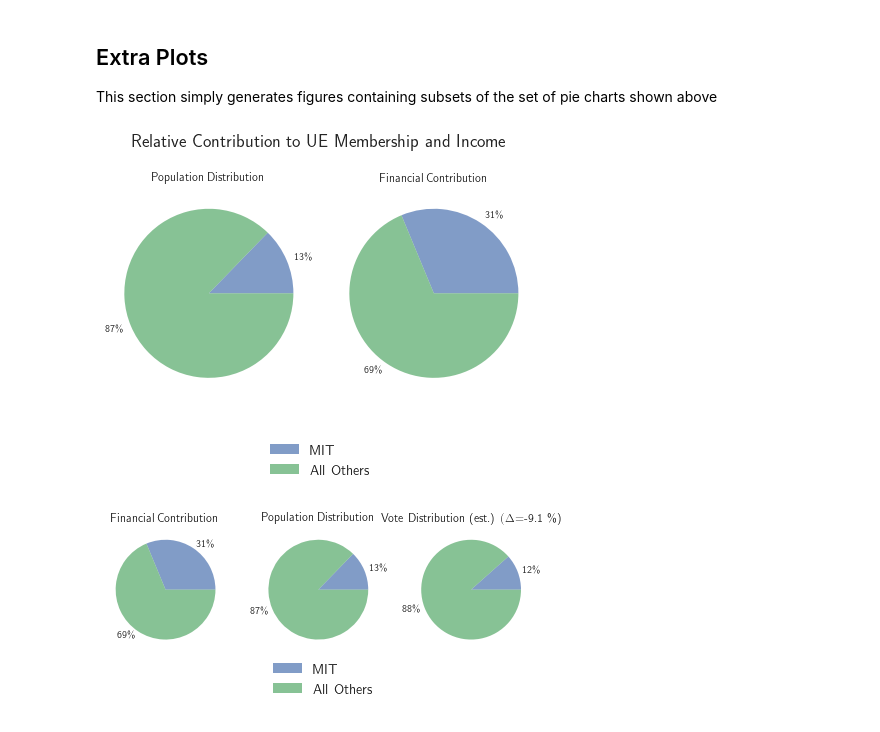
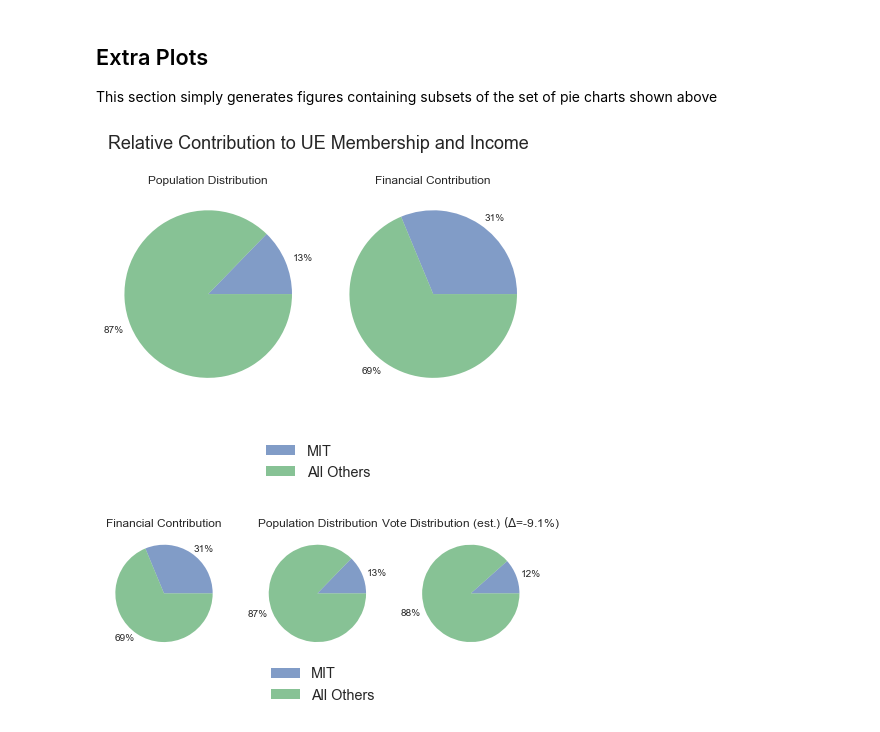
Before and after one commit to UENotForMIT/ue-analysis, a Jupyter notebook: nb/base-analysis.ipynb, the cells around one changed output. Drawn from its saved outputs; the diff is of its cells as text; code cells hidden in the pictures.

Commit message:
Removed LaTeX elements from plots because collabratory doesn't seem to have a tex installation available by default

```diff
--- a/nb/base-analysis.ipynb
+++ b/nb/base-analysis.ipynb
@@ -73,7 +73,6 @@ import matplotlib as mpl
 import matplotlib.pyplot as plt
 from cycler import cycler
 plt.style.use('seaborn')
-mpl.rcParams['text.usetex'] = True
 # %% [markdown]
 ## MIT Financial Contribution
 This section calculates the direct cost of membership to MIT graduate students. I choose to report these values per year for the entire graduate population (rather than any single individual's contribution) because the MIT graduate population would interact with UE as a collective.
@@ -539,8 +538,8 @@ axs = axs.flatten()
 
 idx = 0
 # Plot Population Distribution
-member_labels = ['{:.0f}\%'.format(mit_members/(total_members)*100),
-                 '{:.0f}\%'.format(non_mit_members/(total_members)*100)]
+member_labels = ['{:.0f}%'.format(mit_members/(total_members)*100),
+                 '{:.0f}%'.format(non_mit_members/(total_members)*100)]
 f_pop = mit_members/(total_members)
 n = axs[idx].pie([mit_members, non_mit_members], labels=member_labels);
 [n[0][x].set_alpha(0.7) for x in range(len(n))];
@@ -548,8 +547,8 @@ axs[idx].set_title("Population Distribution", fontsize='large');
 idx += 1
 
 # Plot Financial Contribution Distribution
-dues_labels = ['{:.0f}\%'.format(mit_dues/(total_dues)*100),
-               '{:.0f}\%'.format(non_mit_dues/(total_dues)*100)]
+dues_labels = ['{:.0f}%'.format(mit_dues/(total_dues)*100),
+               '{:.0f}%'.format(non_mit_dues/(total_dues)*100)]
 n = axs[idx].pie([mit_dues, non_mit_dues], labels=dues_labels);
 [n[0][x].set_alpha(0.7) for x in range(len(n))];
 axs[idx].set_title("Financial Contribution", fontsize='large');
@@ -563,51 +562,51 @@ plt.tight_layout()
 if save_figs:
     plt.savefig('./relative_contribution.svg')
 # %% [output]
-[figure, old version]
+[figure, new version]
 # %%
 fig, axs = plt.subplots(1, 3, **{'figsize': [6.4, 4.2]});
 axs = axs.flatten()
 
 idx = 0
 # Plot Financial Contribution Distribution
-dues_labels = ['{:.0f}\%'.format(mit_dues/(total_dues)*100),
-               '{:.0f}\%'.format(non_mit_dues/(total_dues)*100)]
+dues_labels = ['{:.0f}%'.format(mit_dues/(total_dues)*100),
+               '{:.0f}%'.format(non_mit_dues/(total_dues)*100)]
 n = axs[idx].pie([mit_dues, non_mit_dues], labels=dues_labels);
 [n[0][x].set_alpha(0.7) for x in range(len(n))];
 axs[idx].set_title("Financial Contribution", fontsize='large');
 idx += 1
 
 # Plot Population Distribution
-member_labels = ['{:.0f}\%'.format(mit_members/(total_members)*100),
-                 '{:.0f}\%'.format(non_mit_members/(total_members)*100)]
+member_labels = ['{:.0f}%'.format(mit_members/(total_members)*100),
+                 '{:.0f}%'.format(non_mit_members/(total_members)*100)]
 f_pop = mit_members/(total_members)
 n = axs[idx].pie([mit_members, non_mit_members], labels=member_labels);
 [n[0][x].set_alpha(0.7) for x in range(len(n))];
 axs[idx].set_title("Population Distribution", fontsize='large');
 idx += 1
 
 for key in ["ta50"]:
     total_votes = mit_votes + non_mit_votes[key]
-    vote_labels = ['{:.0f}\%'.format(mit_votes/(total_votes)*100),
-                   '{:.0f}\%'.format(non_mit_votes[key]/(total_votes)*100)]
+    vote_labels = ['{:.0f}%'.format(mit_votes/(total_votes)*100),
+                   '{:.0f}%'.format(non_mit_votes[key]/(total_votes)*100)]
     n = axs[idx].pie([mit_votes,  non_mit_votes[key]], labels=vote_labels);
     [n[0][x].set_alpha(0.7) for x in range(len(n))];
     f_vote = mit_votes/(total_votes)
     S = (f_vote - f_pop)/f_pop
-    axs[idx].set_title("Vote Distribution (est.) $ (\Delta $={:.1f} \%)".format(S*100), fontsize='large');
+    axs[idx].set_title("Vote Distribution (est.) $ (\Delta $={:.1f}%)".format(S*100), fontsize='large');
     idx += 1
 
 axs[2].get_xaxis().set_visible(False)
 axs[2].get_yaxis().set_visible(False)
 axs[2].set_facecolor("none")
 
 
 fig.legend(["MIT", "All Others"], loc='upper center', bbox_to_anchor=(0.5, 0.3),
            fancybox=False, shadow=False, ncol=1, fontsize='x-large');
 
 plt.tight_layout()
 
 if save_figs:
     plt.savefig('./vote.svg', bbox_inches='tight')
 # %% [output]
-[figure, old version]
+[figure, new version]
```
Also changed, not shown: parts of 9 cells of this notebook.
